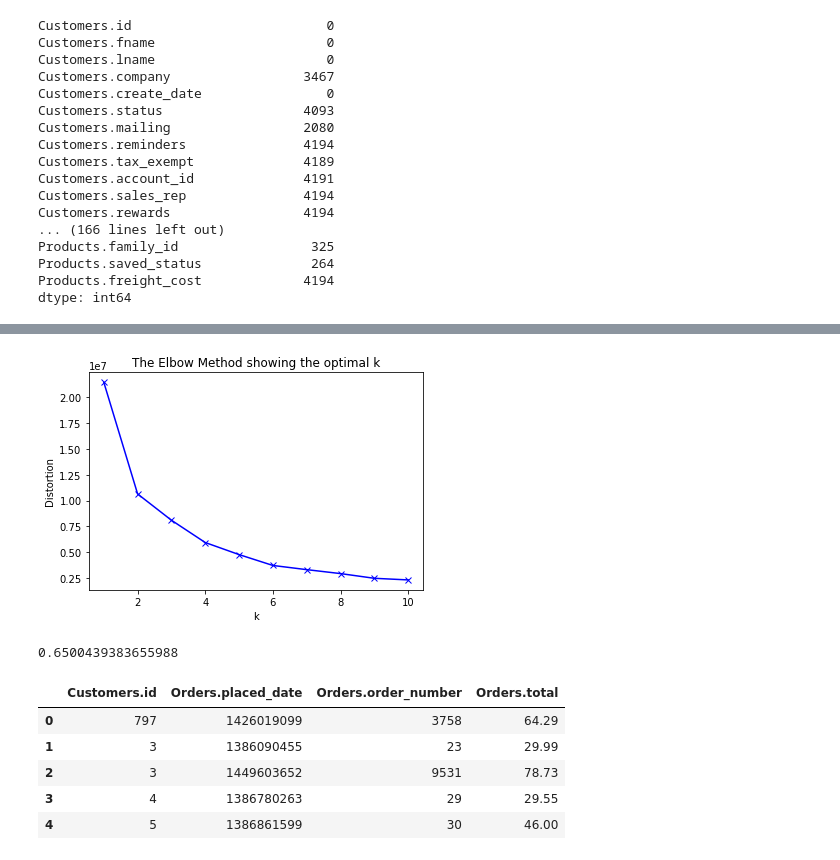
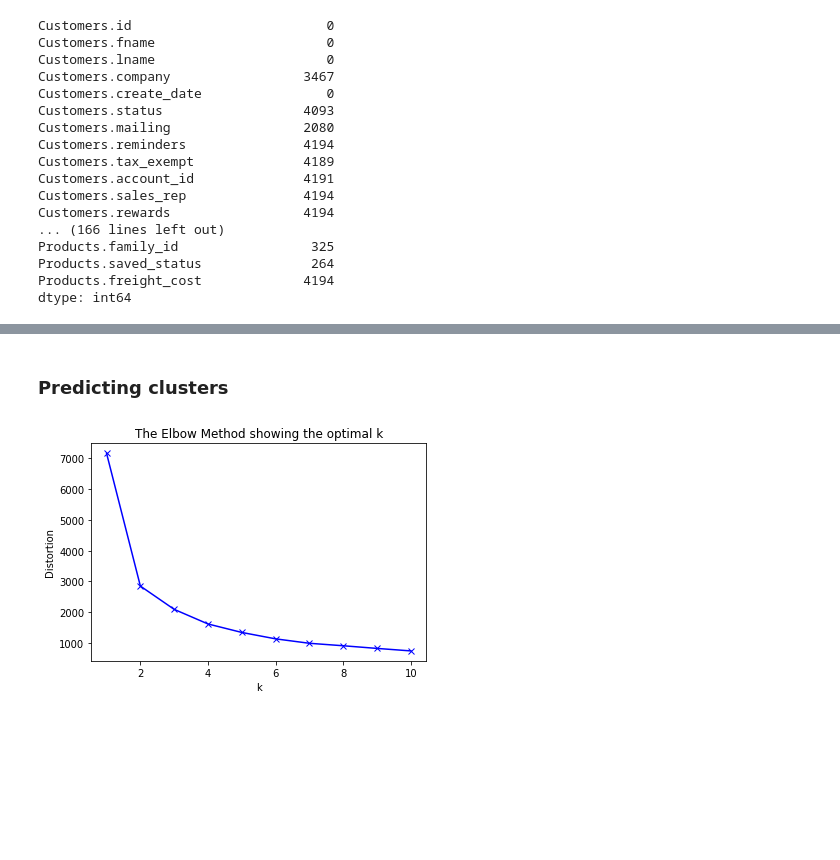
Before and after one commit to kvan493/Customer-Segmentation_Project, a Jupyter notebook: Customer_segmentation.ipynb, the cells around one changed output, grey strips where cells are left out. Drawn from its saved outputs; the diff is of its cells as text; code cells hidden in the pictures; blank space fills up the shorter version.

Commit message:
Add files via upload
Cleaned up initial model

```diff
--- a/Customer_segmentation.ipynb
+++ b/Customer_segmentation.ipynb
@@ -440,0 +414,3 @@ X.drop(['Customers.create_date', 'Customers.last_modified'], axis = 1)
+# %%
+#Getting sparse matrix for dataframe
+X = pd.get_dummies(df_seg, drop_first = True)
@@ -441,21 +427,28 @@ X.drop(['Customers.create_date', 'Customers.last_modified'], axis = 1)
+# %% [markdown]
+### Predicting clusters
 # %%
 from sklearn.cluster import KMeans
 from sklearn.metrics import silhouette_score
 from scipy.spatial.distance import cdist
 # %%
-distortion = []
-K = range(1,11)
+#Function to find optimal k using elbow method
+def cluster(data):
+    distortion = []
+    K = range(1,11)
 
-for k in K:
-    model = KMeans(n_clusters = k).fit(X)
-    model.fit(X)
-    distortion.append(sum(np.min(cdist(X, model.cluster_centers_, 'euclidean'), axis=1)) / X.shape[0])
+    for k in K:
+        model = KMeans(n_clusters = k).fit(data)
+        model.fit(data)
+        distortion.append(sum(np.min(cdist(data, model.cluster_centers_, 'euclidean'), axis=1)) / data.shape[0])
+
+    plt.plot(K, distortion, 'bx-')
+    plt.xlabel('k')
+    plt.ylabel('Distortion')
+    plt.title('The Elbow Method showing the optimal k')
+    plt.show()
-# %%
-plt.plot(K, distortion, 'bx-')
-plt.xlabel('k')
-plt.ylabel('Distortion')
-plt.title('The Elbow Method showing the optimal k')
-plt.show()
-# %% [output]
-[figure, removed]
+# %%
+#Finding optimal k for dataframe
+cluster(X)
+# %% [output]
+[figure, added]
 # %%
@@ -462,17 +456,3 @@ plt.show()
 model = KMeans(n_clusters = 2)
 model = model.fit(X)
 pred = model.predict(X)
-# %%
-silhouette_score(X,pred)
-# %% [output]
-0.6500439383655988
-# %%
-rfm_df = df[['Customers.id', 'Orders.placed_date', 'Orders.order_number', 'Orders.total']]
-rfm_df.head()
-# %% [output]
-|  | Customers.id | Orders.placed_date | Orders.order_number | Orders.total |
-| 0 | 797 | 1426019099 | 3758 | 64.29 |
-| 1 | 3 | 1386090455 | 23 | 29.99 |
-| 2 | 3 | 1449603652 | 9531 | 78.73 |
-| 3 | 4 | 1386780263 | 29 | 29.55 |
-| 4 | 5 | 1386861599 | 30 | 46.00 |
```
Also changed, not shown: parts of 89 cells of this notebook.
